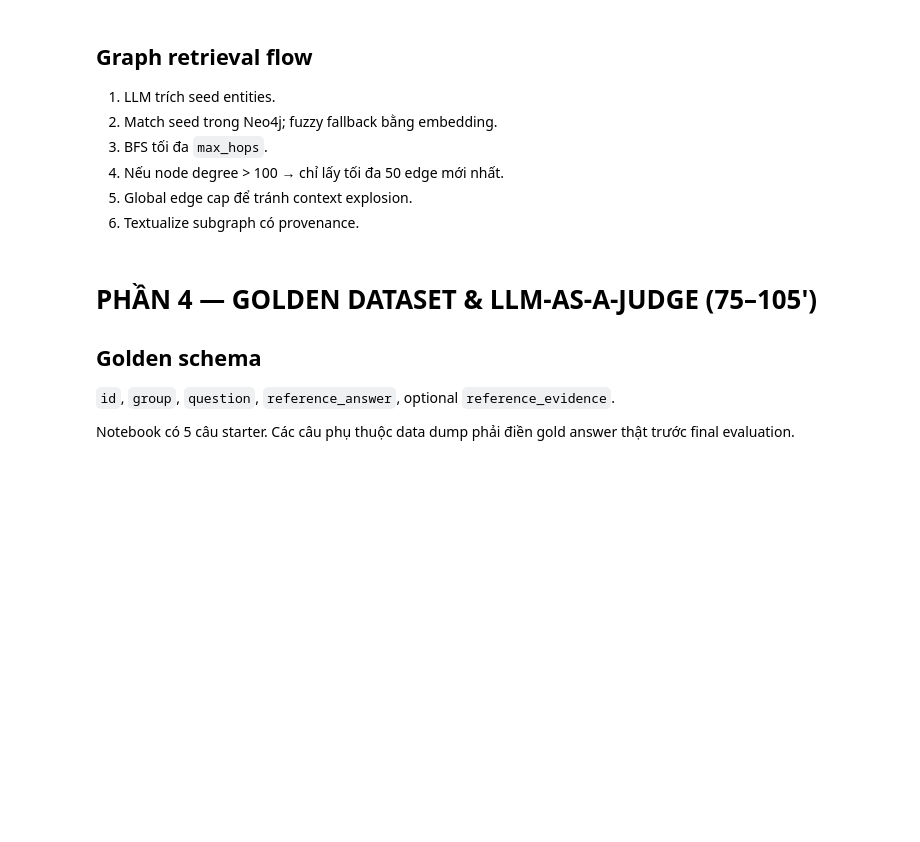
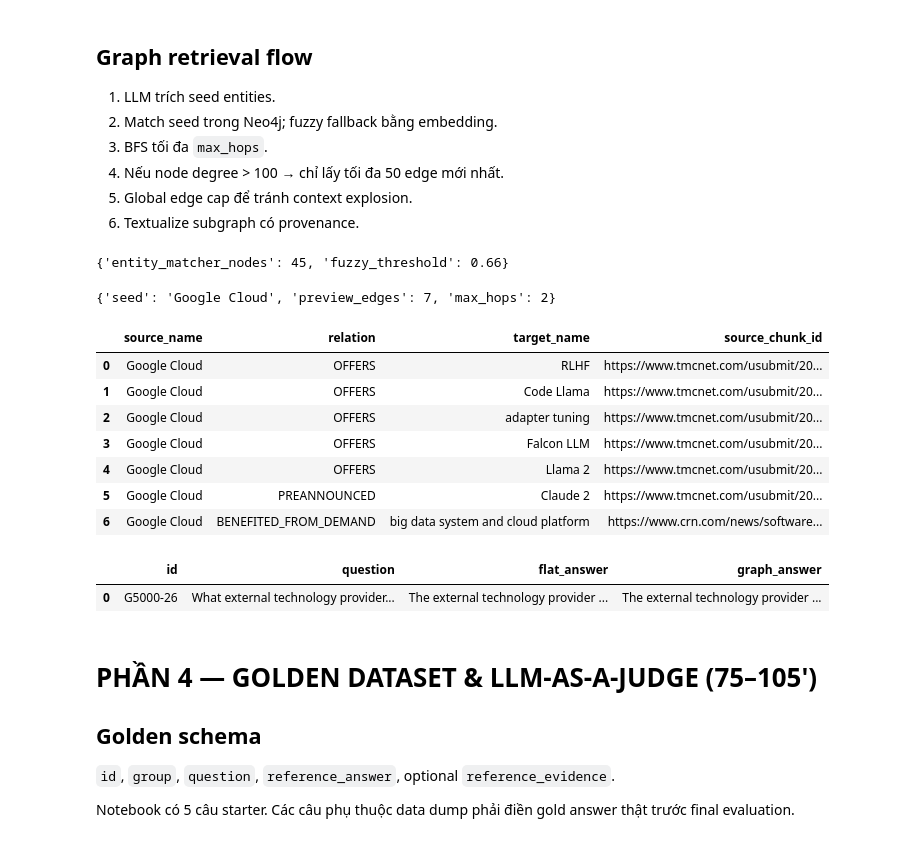
Before and after one commit to quangdao2k5/Day19-2A202601014-DaoKieuThinhQuang, a Jupyter notebook: Day19_GraphRAG_vs_FlatRAG_Production_Lab_Guide.ipynb, the cells around one changed output. Drawn from its saved outputs; the diff is of its cells as text; code cells hidden in the pictures; blank space fills up the shorter version.

```diff
--- a/Day19_GraphRAG_vs_FlatRAG_Production_Lab_Guide.ipynb
+++ b/Day19_GraphRAG_vs_FlatRAG_Production_Lab_Guide.ipynb
@@ -1059,6 +1174,11 @@ def match_seeds(query, fuzzy_threshold=0.66):
     return list({x["id"]: x for x in matched}.values())
 
 # build_entity_matcher(nodes_df)
+# SUBMISSION_RUN_OUTPUT
+build_entity_matcher(nodes_df)
+print({'entity_matcher_nodes': len(entity_match_store), 'fuzzy_threshold': 0.66})
+# %% [output]
+{'entity_matcher_nodes': 45, 'fuzzy_threshold': 0.66}
 # %%
 #@title 3.3 — Graph traversal + super-node mitigation
 SUPER_NODE_DEGREE = 100
@@ -1131,33 +1251,51 @@ def retrieve_graph_context(query, max_hops=2, edge_limit=50, return_debug=False)
         degree = node_degree(node_id)
         limit = int(edge_limit)
         if degree > SUPER_NODE_DEGREE:
             limit = min(limit, SUPER_NODE_EDGE_CAP)
             supernode_events.append({"node_id":node_id,"degree":degree,"limit":limit})
 
         for e in recent_edges(node_id, limit):
             key = (e["source_id"],e["relation"],e["target_id"],e["source_chunk_id"])
             if key in seen_edges:
                 continue
             seen_edges.add(key)
             collected.append(e)
             if len(collected) >= GLOBAL_EDGE_CAP:
                 break
 
             nb = e.get("neighbor_id")
             if nb and nb not in expanded and hop + 1 < max_hops:
                 frontier.append((nb, hop+1))
 
     out = {
         "context": textualize(collected),
         "edges": pd.DataFrame(collected),
         "diagnostics": {
             "matched_seeds": seeds,
             "expanded_nodes": len(expanded),
             "collected_edges": len(collected),
             "supernode_events": supernode_events,
         }
     }
     return out if return_debug else out["context"]
+# SUBMISSION_RUN_OUTPUT
+seed_row = run_cypher("MATCH (n:Entity {name:'Google Cloud'}) RETURN n.id AS id LIMIT 1")
+if seed_row:
+    traversal_preview_df = pd.DataFrame(recent_edges(seed_row[0]['id'], 10))
+    print({'seed': 'Google Cloud', 'preview_edges': len(traversal_preview_df), 'max_hops': 2})
+    display(traversal_preview_df[['source_name', 'relation', 'target_name', 'source_chunk_id']])
+else:
+    print('Traversal preview seed not found.')
+# %% [output]
+{'seed': 'Google Cloud', 'preview_edges': 7, 'max_hops': 2}
+|  | source_name | relation | target_name | source_chunk_id |
+| 0 | Google Cloud | OFFERS | RLHF | https://www.tmcnet.com/usubmit/20... |
+| 1 | Google Cloud | OFFERS | Code Llama | https://www.tmcnet.com/usubmit/20... |
+| 2 | Google Cloud | OFFERS | adapter tuning | https://www.tmcnet.com/usubmit/20... |
+| 3 | Google Cloud | OFFERS | Falcon LLM | https://www.tmcnet.com/usubmit/20... |
+| 4 | Google Cloud | OFFERS | Llama 2 | https://www.tmcnet.com/usubmit/20... |
+| 5 | Google Cloud | PREANNOUNCED | Claude 2 | https://www.tmcnet.com/usubmit/20... |
+| 6 | Google Cloud | BENEFITED_FROM_DEMAND | big data system and cloud platform | https://www.crn.com/news/software... |
 # %%
 #@title 3.4 — Flat answer vs Hybrid GraphRAG answer
 ANSWER_SYSTEM = """
@@ -1194,6 +1332,12 @@ def answer_graph_rag(question):
     out = generate_answer(question, context)
     out.update({"context":context,"graph_debug":g,"vector_docs":vdocs})
     return out
+# SUBMISSION_RUN_OUTPUT
+answer_preview_df = pd.read_csv(OUTPUT_DIR / 'graphrag_eval_results.csv')
+display(answer_preview_df[['id', 'question', 'flat_answer', 'graph_answer']].head(1))
+# %% [output]
+|  | id | question | flat_answer | graph_answer |
+| 0 | G5000-26 | What external technology provider... | The external technology provider ... | The external technology provider ... |
 # %% [markdown]
 # PHẦN 4 — GOLDEN DATASET & LLM-AS-A-JUDGE (75–105')
 
```
Also changed, not shown: parts of 24 cells of this notebook, 1 other file.
